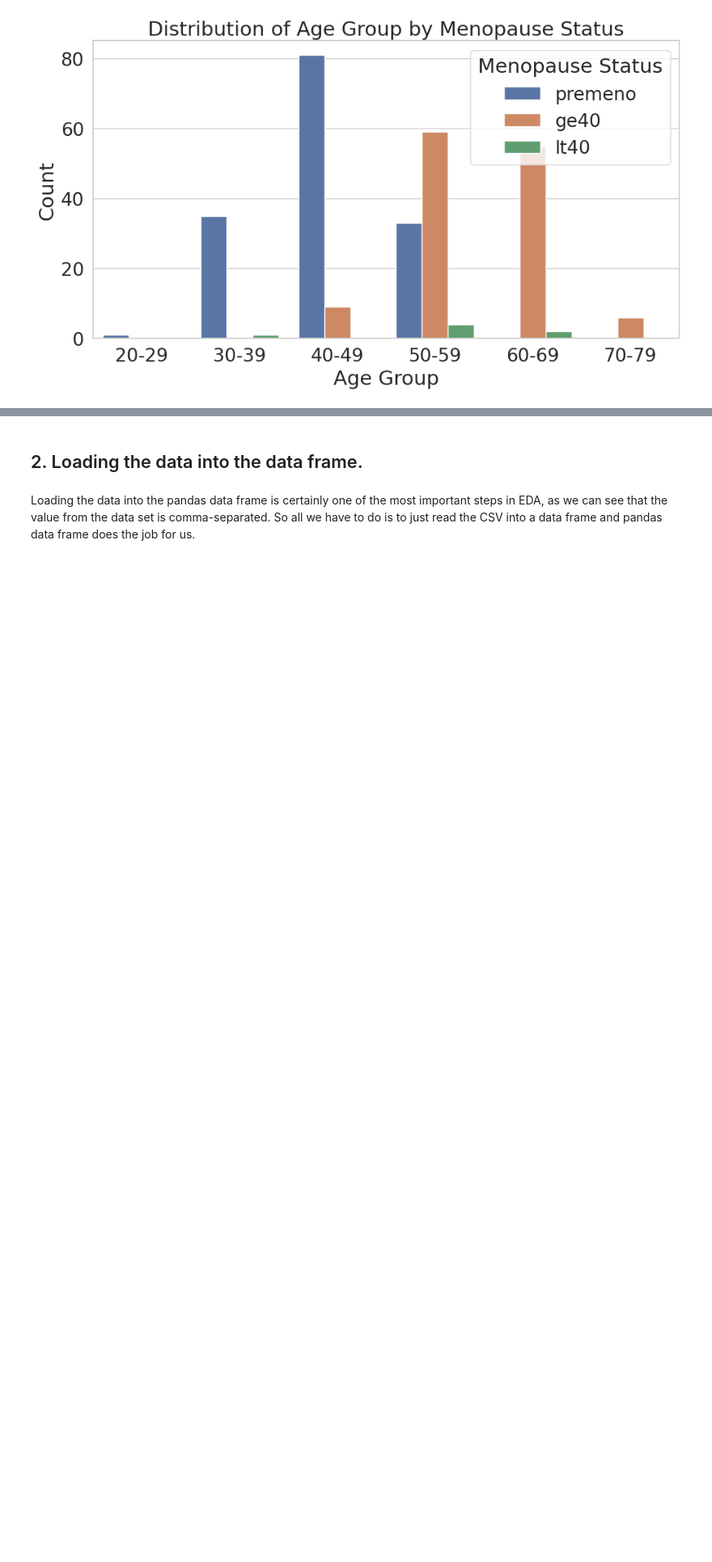
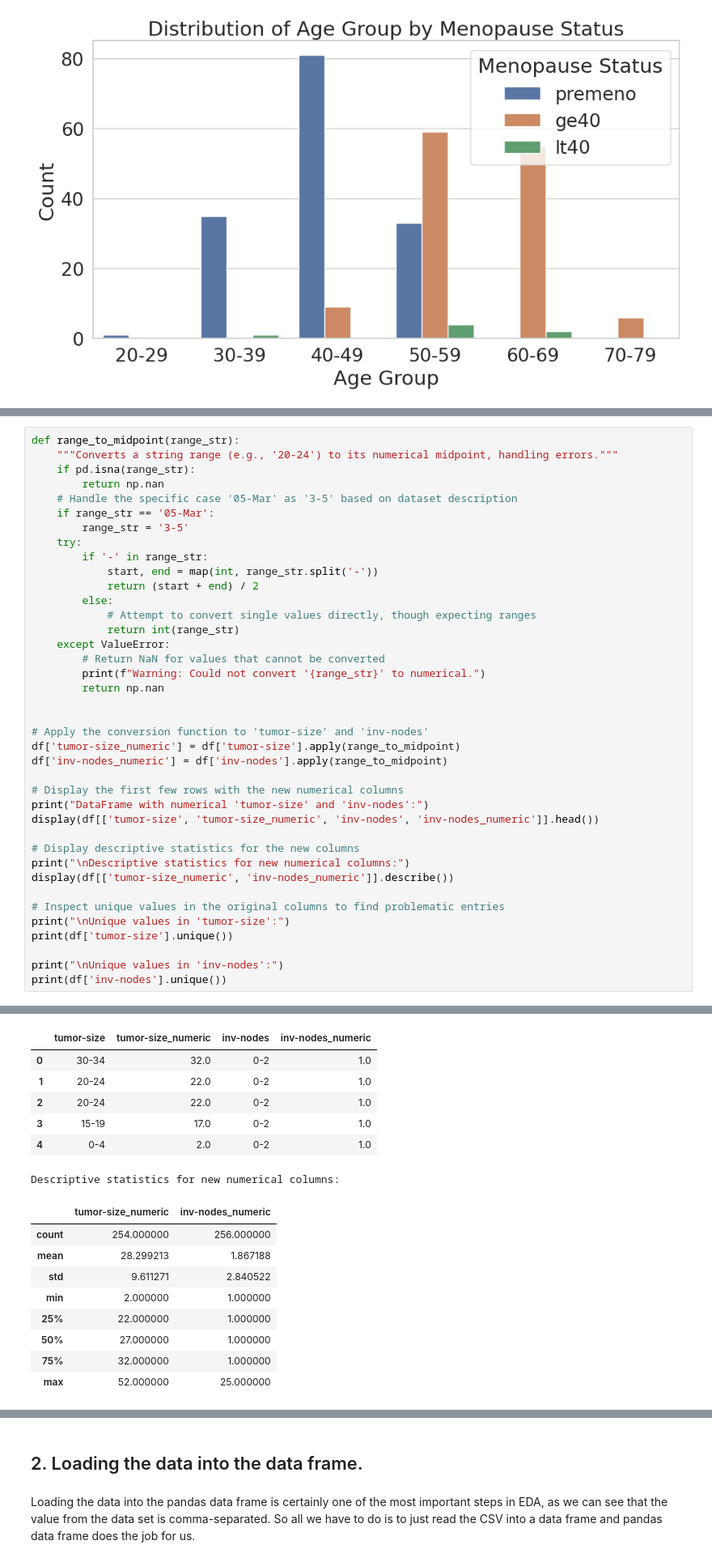
Before and after one commit to KhandkerHaque/titanic, a Jupyter notebook: Exploratory_data_Analysis.ipynb, the cells around one changed output, grey strips where cells are left out. Shown at 81% size. Drawn from its saved outputs; the diff is of its cells as text; blank space fills up the shorter version.

```diff
--- a/Exploratory_data_Analysis.ipynb
+++ b/Exploratory_data_Analysis.ipynb
@@ -409,0 +438,40 @@ plt.show()
+# %%
+def range_to_midpoint(range_str):
+    """Converts a string range (e.g., '20-24') to its numerical midpoint, handling errors."""
+    if pd.isna(range_str):
+        return np.nan
+    # Handle the specific case '05-Mar' as '3-5' based on dataset description
+    if range_str == '05-Mar':
+        range_str = '3-5'
+    try:
+        if '-' in range_str:
+            start, end = map(int, range_str.split('-'))
+            return (start + end) / 2
+        else:
+            # Attempt to convert single values directly, though expecting ranges
+            return int(range_str)
+    except ValueError:
+        # Return NaN for values that cannot be converted
+        print(f"Warning: Could not convert '{range_str}' to numerical.")
+        return np.nan
+
+
+# Apply the conversion function to 'tumor-size' and 'inv-nodes'
+df['tumor-size_numeric'] = df['tumor-size'].apply(range_to_midpoint)
+df['inv-nodes_numeric'] = df['inv-nodes'].apply(range_to_midpoint)
+
+# Display the first few rows with the new numerical columns
+print("DataFrame with numerical 'tumor-size' and 'inv-nodes':")
+display(df[['tumor-size', 'tumor-size_numeric', 'inv-nodes', 'inv-nodes_numeric']].head())
+
+# Display descriptive statistics for the new columns
+print("\nDescriptive statistics for new numerical columns:")
+display(df[['tumor-size_numeric', 'inv-nodes_numeric']].describe())
+
+# Inspect unique values in the original columns to find problematic entries
+print("\nUnique values in 'tumor-size':")
+print(df['tumor-size'].unique())
+
+print("\nUnique values in 'inv-nodes':")
+print(df['inv-nodes'].unique())
+# %% [output]
@@ -409,0 +495,16 @@ plt.show()
+|  | tumor-size | tumor-size_numeric | inv-nodes | inv-nodes_numeric |
+| 0 | 30-34 | 32.0 | 0-2 | 1.0 |
+| 1 | 20-24 | 22.0 | 0-2 | 1.0 |
+| 2 | 20-24 | 22.0 | 0-2 | 1.0 |
+| 3 | 15-19 | 17.0 | 0-2 | 1.0 |
+| 4 | 0-4 | 2.0 | 0-2 | 1.0 |
+Descriptive statistics for new numerical columns:
+|  | tumor-size_numeric | inv-nodes_numeric |
+| count | 254.000000 | 256.000000 |
+| mean | 28.299213 | 1.867188 |
+| std | 9.611271 | 2.840522 |
+| min | 2.000000 | 1.000000 |
+| 25% | 22.000000 | 1.000000 |
+| 50% | 27.000000 | 1.000000 |
+| 75% | 32.000000 | 1.000000 |
+| max | 52.000000 | 25.000000 |
```
Also changed, not shown: parts of 12 cells of this notebook.
